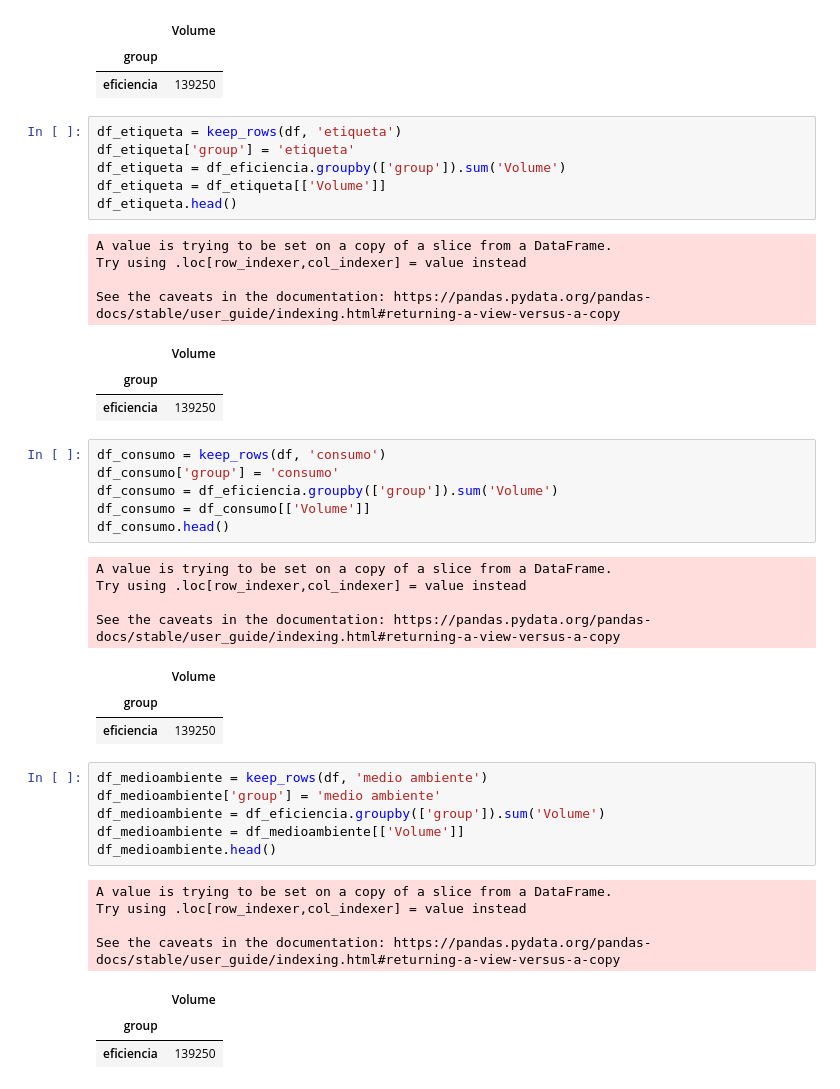
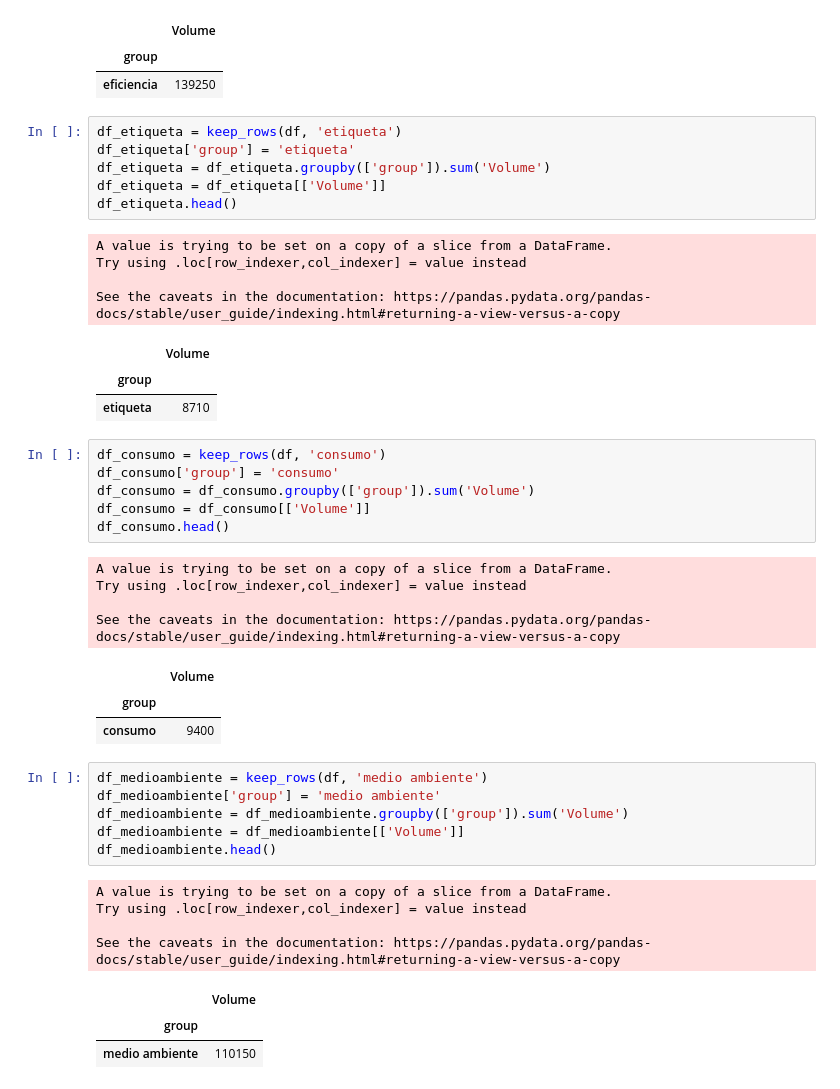
Before and after one commit to laurabarredaagusti/desafio_tripulaciones, a Jupyter notebook: notebooks/keywords.ipynb, the cells around one changed output. Drawn from its saved outputs; the diff is of its cells as text.

```diff
--- a/notebooks/keywords.ipynb
+++ b/notebooks/keywords.ipynb
@@ -108,21 +108,21 @@ See the caveats in the documentation: https://pandas.pydata.org/pandas-docs/stab
 # %%
 df_etiqueta = keep_rows(df, 'etiqueta')
 df_etiqueta['group'] = 'etiqueta'
-df_etiqueta = df_eficiencia.groupby(['group']).sum('Volume')
+df_etiqueta = df_etiqueta.groupby(['group']).sum('Volume')
 df_etiqueta = df_etiqueta[['Volume']]
 df_etiqueta.head()
 # %% [output]
 A value is trying to be set on a copy of a slice from a DataFrame.
 Try using .loc[row_indexer,col_indexer] = value instead
 
 See the caveats in the documentation: https://pandas.pydata.org/pandas-docs/stable/user_guide/indexing.html#returning-a-view-versus-a-copy
 |  | Volume |
 | group |  |
-| eficiencia | 139250 |
+| etiqueta | 8710 |
 # %%
 df_consumo = keep_rows(df, 'consumo')
 df_consumo['group'] = 'consumo'
-df_consumo = df_eficiencia.groupby(['group']).sum('Volume')
+df_consumo = df_consumo.groupby(['group']).sum('Volume')
 df_consumo = df_consumo[['Volume']]
 df_consumo.head()
 # %% [output]
@@ -132,11 +132,11 @@ Try using .loc[row_indexer,col_indexer] = value instead
 See the caveats in the documentation: https://pandas.pydata.org/pandas-docs/stable/user_guide/indexing.html#returning-a-view-versus-a-copy
 |  | Volume |
 | group |  |
-| eficiencia | 139250 |
+| consumo | 9400 |
 # %%
 df_medioambiente = keep_rows(df, 'medio ambiente')
 df_medioambiente['group'] = 'medio ambiente'
-df_medioambiente = df_eficiencia.groupby(['group']).sum('Volume')
+df_medioambiente = df_medioambiente.groupby(['group']).sum('Volume')
 df_medioambiente = df_medioambiente[['Volume']]
 df_medioambiente.head()
 # %% [output]
@@ -146,4 +146,4 @@ Try using .loc[row_indexer,col_indexer] = value instead
 See the caveats in the documentation: https://pandas.pydata.org/pandas-docs/stable/user_guide/indexing.html#returning-a-view-versus-a-copy
 |  | Volume |
 | group |  |
-| eficiencia | 139250 |
+| medio ambiente | 110150 |
```
